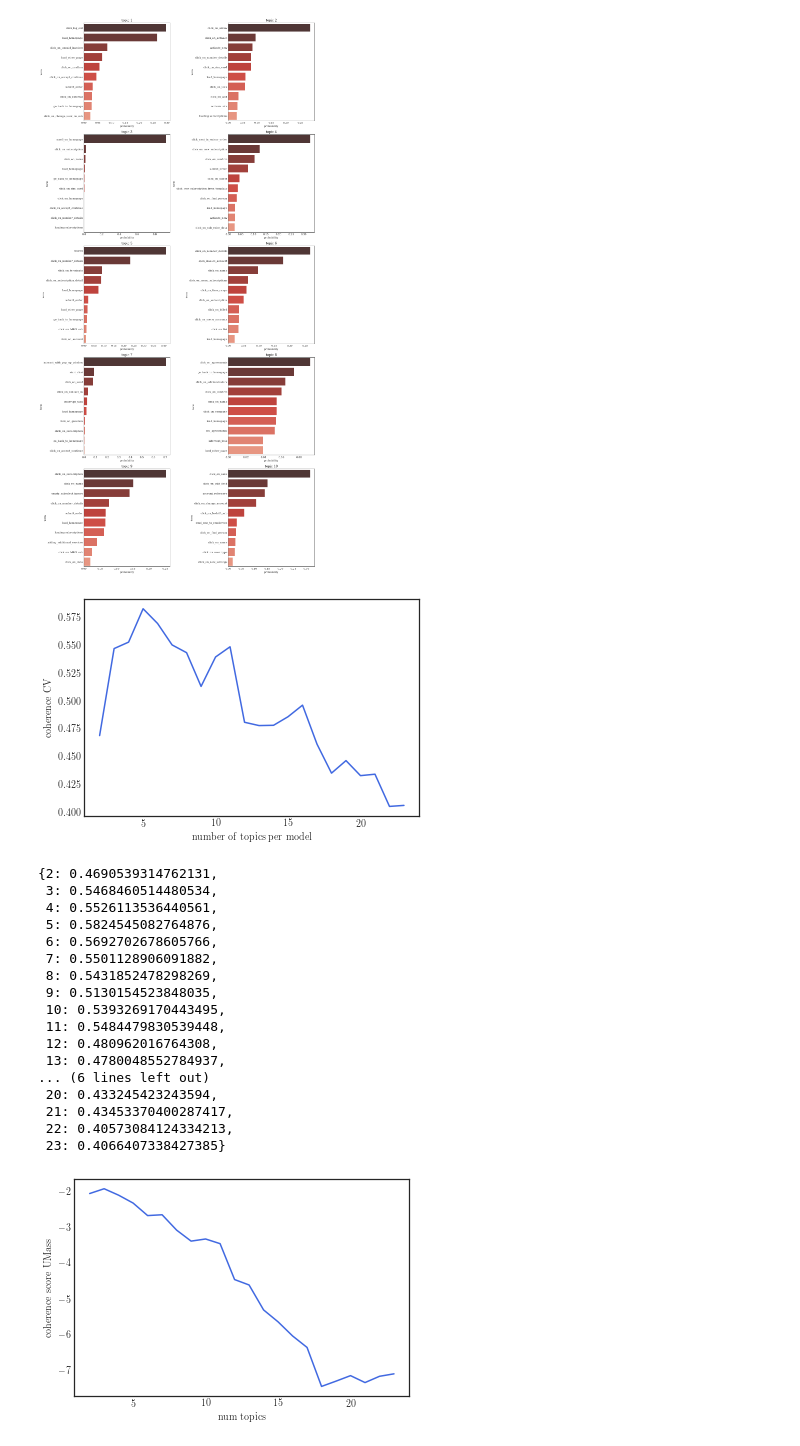
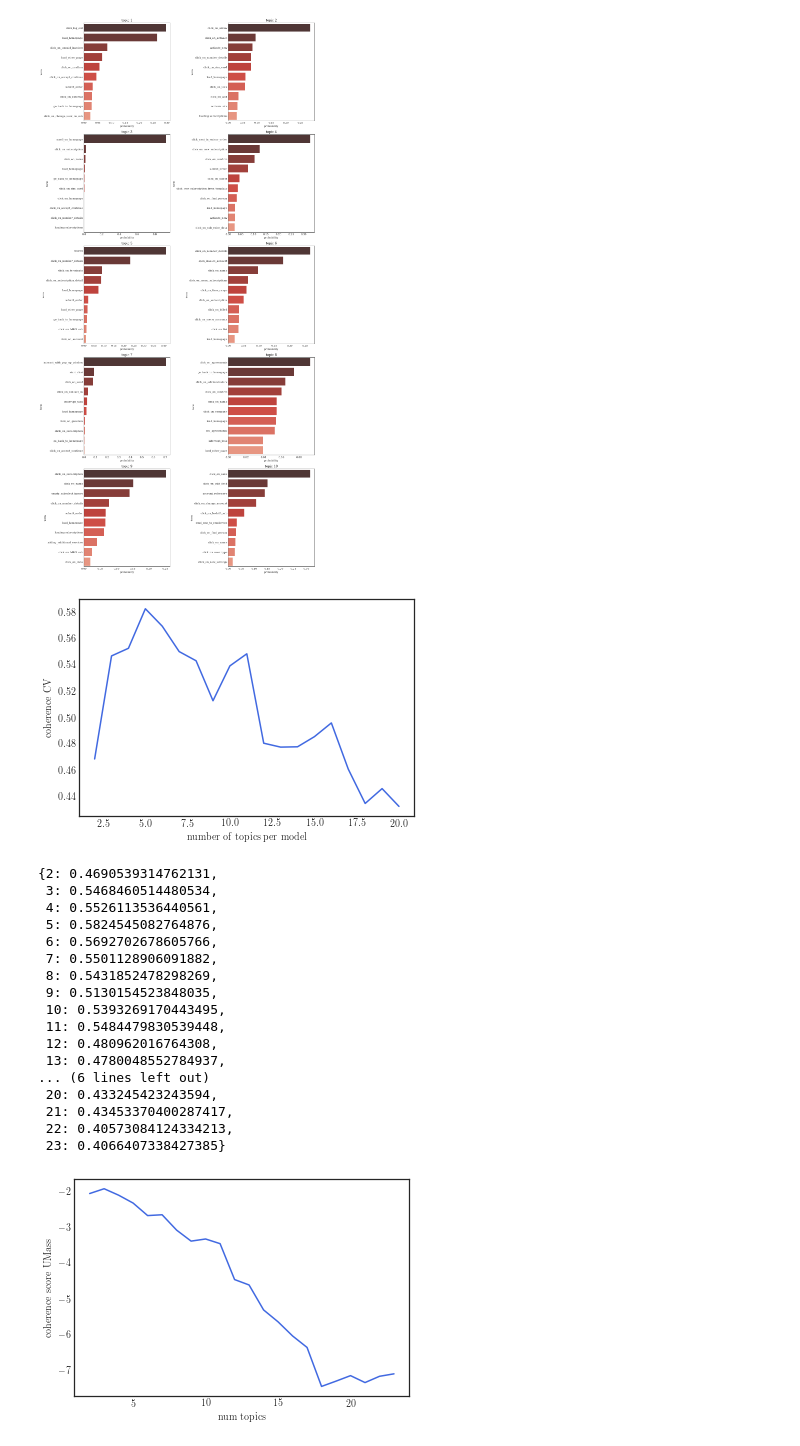
Before and after one commit to ScottishFold007/recsys_telenor, a Jupyter notebook: data_analysis/lda/actions_lda.ipynb, the cells around one changed output. Cells and saved outputs as stored; diff of their text form; code cells hidden in the pictures.

```diff
--- a/data_analysis/lda/actions_lda.ipynb
+++ b/data_analysis/lda/actions_lda.ipynb
@@ -229,30 +229,33 @@ plt.rc('font', family='serif')
 # %%
 coherence_vals_cv = dicts['coherence_values_cv']
 x = coherence_vals_cv.keys()
 y = coherence_vals_cv.values()
+
+x = list(x)[0:19]
+y = list(y)[0:19]
 
 '''
 cumass = pd.DataFrame(data = list(x), columns = ['number of topics'])
 cumass['cumass'] = y
 ax = sns.barplot(x="number of topics", y="cumass", data=cumass, color="salmon")
 ax.set_ylim([0.35,0.6])
 ax.set_xticklabels(cumass['number of topics'], rotation=40)
 for index, row in cumass.iterrows():
     ax.text(index, row.cumass, '%.2f' % row.cumass, color='black', ha="center",fontsize=7)
 '''
 fig = plt.figure()
 plt.plot(x,y,color='royalblue')
 plt.xlabel('number of topics per model')
 plt.ylabel('coherence CV')
 
 plt.show()
 
 # save as PDF
 fig.savefig("models/coherence_cv.pdf", bbox_inches='tight')
 
 coherence_vals_cv
 # %% [output]
-[figure, old version]
+[figure, new version]
 {2: 0.4690539314762131,
  3: 0.5468460514480534,
  4: 0.5526113536440561,
```
Also changed, not shown: parts of 3 cells of this notebook, 4 other files.
